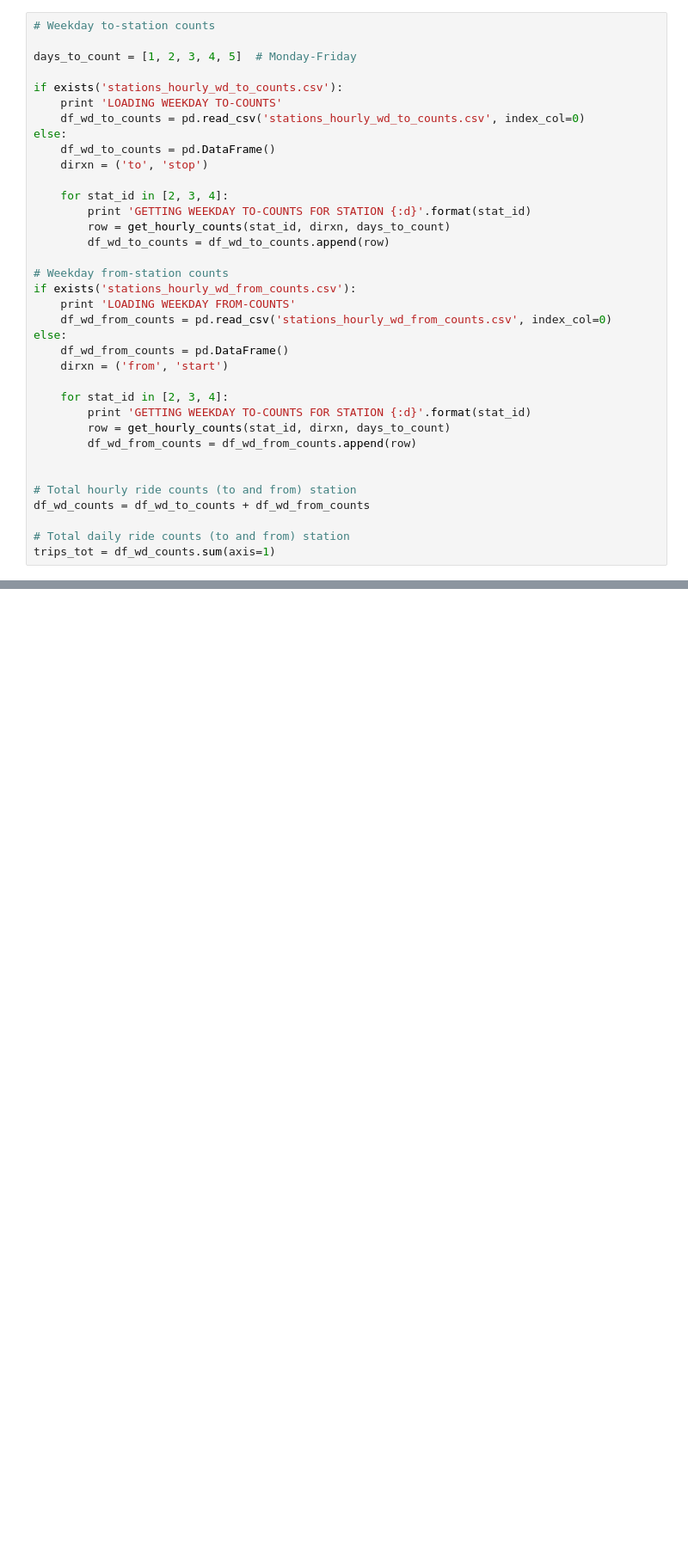
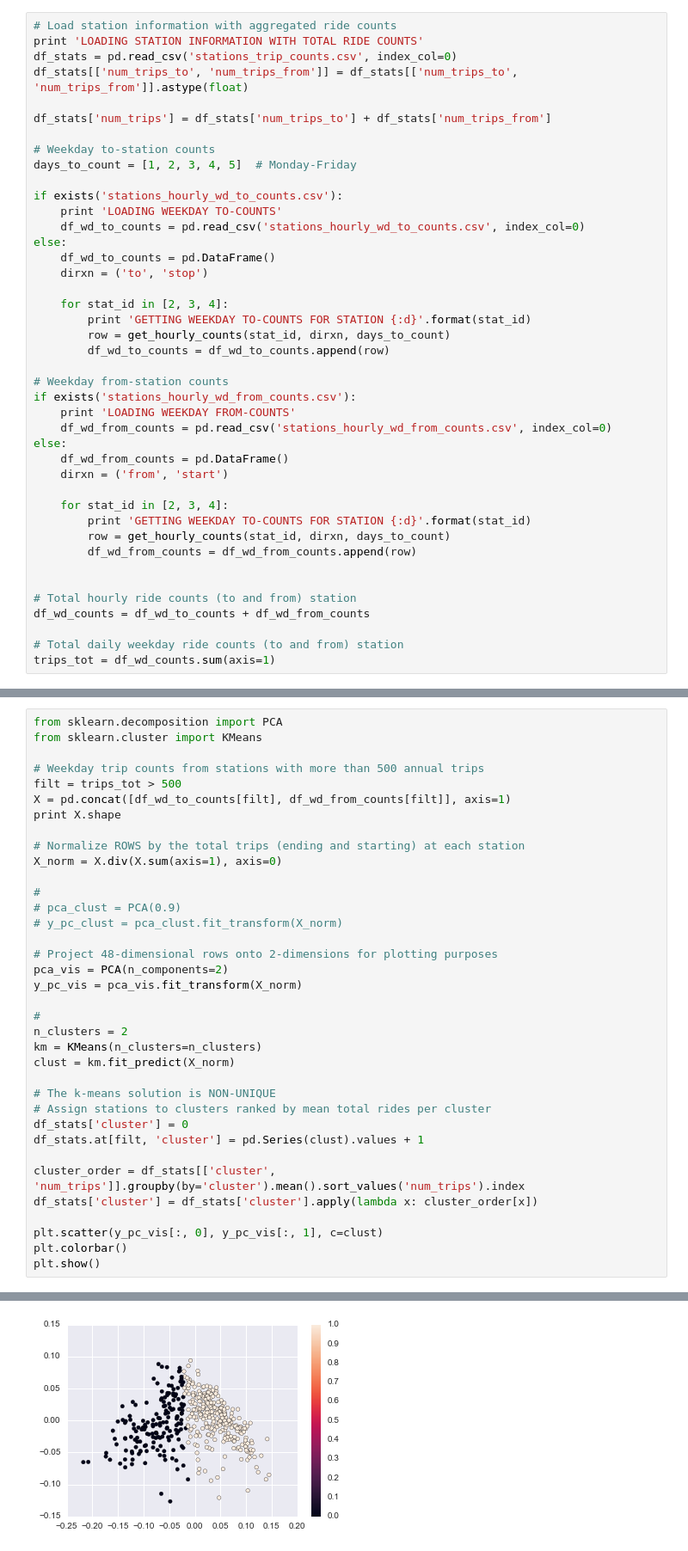
Before and after one commit to dashdotrobot/divvy-data, a Jupyter notebook: hourly_counts.ipynb, the cells around one changed output, grey strips where cells are left out. Shown: that part at 86% size. Cells and saved outputs as stored; diff of their text form; blank space fills up the shorter version.

```diff
--- a/hourly_counts.ipynb
+++ b/hourly_counts.ipynb
@@ -83,8 +102,14 @@ if False:
 
     df.pivot(index='to_station_id', columns='hour', values='count_trip_id')
 # %%
+# Load station information with aggregated ride counts
+print 'LOADING STATION INFORMATION WITH TOTAL RIDE COUNTS'
+df_stats = pd.read_csv('stations_trip_counts.csv', index_col=0)
+df_stats[['num_trips_to', 'num_trips_from']] = df_stats[['num_trips_to', 'num_trips_from']].astype(float)
+
+df_stats['num_trips'] = df_stats['num_trips_to'] + df_stats['num_trips_from']
+
 # Weekday to-station counts
-
 days_to_count = [1, 2, 3, 4, 5]  # Monday-Friday
 
 if exists('stations_hourly_wd_to_counts.csv'):
@@ -116,6 +141,6 @@ else:
 # Total hourly ride counts (to and from) station
 df_wd_counts = df_wd_to_counts + df_wd_from_counts
 
-# Total daily ride counts (to and from) station
+# Total daily weekday ride counts (to and from) station
 trips_tot = df_wd_counts.sum(axis=1)
 # %% [output]
@@ -160,0 +168,37 @@ See the caveats in the documentation: http://pandas.pydata.org/pandas-docs/stabl
+# %%
+from sklearn.decomposition import PCA
+from sklearn.cluster import KMeans
+
+# Weekday trip counts from stations with more than 500 annual trips
+filt = trips_tot > 500
+X = pd.concat([df_wd_to_counts[filt], df_wd_from_counts[filt]], axis=1)
+print X.shape
+
+# Normalize ROWS by the total trips (ending and starting) at each station
+X_norm = X.div(X.sum(axis=1), axis=0)
+
+#
+# pca_clust = PCA(0.9)
+# y_pc_clust = pca_clust.fit_transform(X_norm)
+
+# Project 48-dimensional rows onto 2-dimensions for plotting purposes
+pca_vis = PCA(n_components=2)
+y_pc_vis = pca_vis.fit_transform(X_norm)
+
+#
+n_clusters = 2
+km = KMeans(n_clusters=n_clusters)
+clust = km.fit_predict(X_norm)
+
+# The k-means solution is NON-UNIQUE
+# Assign stations to clusters ranked by mean total rides per cluster
+df_stats['cluster'] = 0
+df_stats.at[filt, 'cluster'] = pd.Series(clust).values + 1
+
+cluster_order = df_stats[['cluster', 'num_trips']].groupby(by='cluster').mean().sort_values('num_trips').index
+df_stats['cluster'] = df_stats['cluster'].apply(lambda x: cluster_order[x])
+
+plt.scatter(y_pc_vis[:, 0], y_pc_vis[:, 1], c=clust)
+plt.colorbar()
+plt.show()
+# %% [output]
@@ -160,0 +206 @@ See the caveats in the documentation: http://pandas.pydata.org/pandas-docs/stabl
+[figure, added]
```
Also changed, not shown: parts of 15 cells of this notebook.
